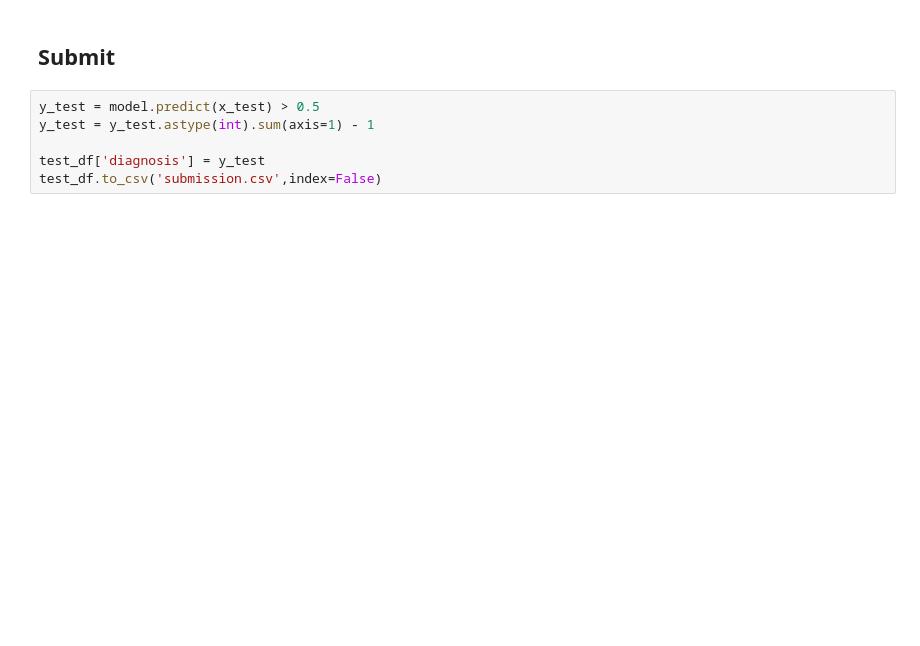
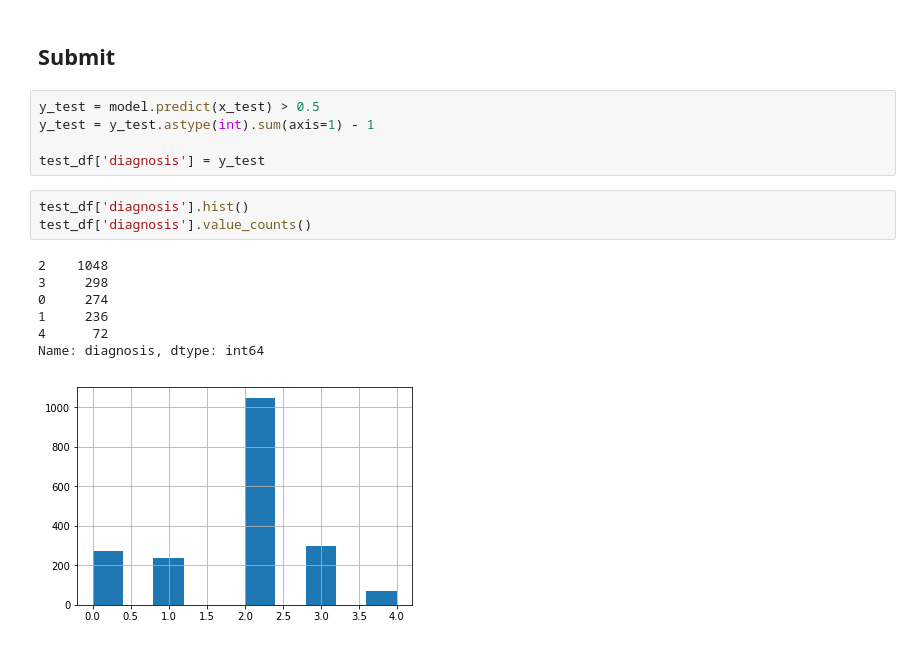
Before and after one commit to realprime/DR-detection-using-densenet, a Jupyter notebook: DR-densenet-keras.ipynb, the cells around one changed output. Saved outputs shown, nothing was run; the diff lists cells and outputs as text; blank space fills up the shorter version.

```diff
--- a/DR-densenet-keras.ipynb
+++ b/DR-densenet-keras.ipynb
@@ -453,4 +453,14 @@ y_test = model.predict(x_test) > 0.5
 y_test = y_test.astype(int).sum(axis=1) - 1
 
 test_df['diagnosis'] = y_test
-test_df.to_csv('submission.csv',index=False)
+# %%
+test_df['diagnosis'].hist()
+test_df['diagnosis'].value_counts()
+# %% [output]
+2    1048
+3     298
+0     274
+1     236
+4      72
+Name: diagnosis, dtype: int64
+[figure, added]
```
Also changed, not shown: parts of 4 cells of this notebook.
